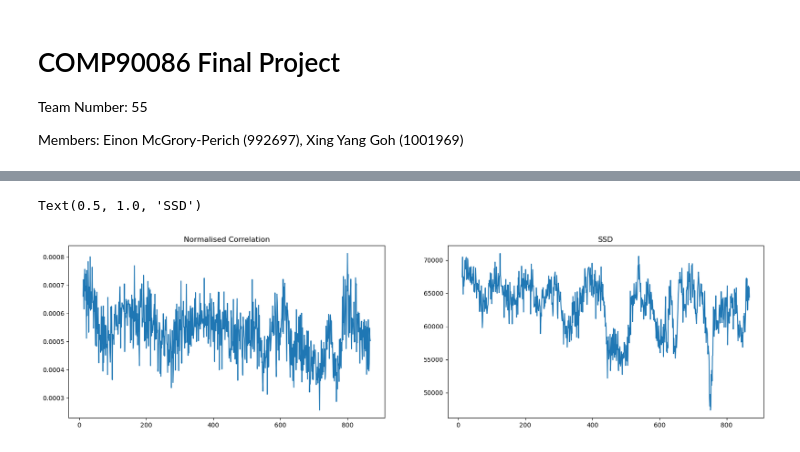
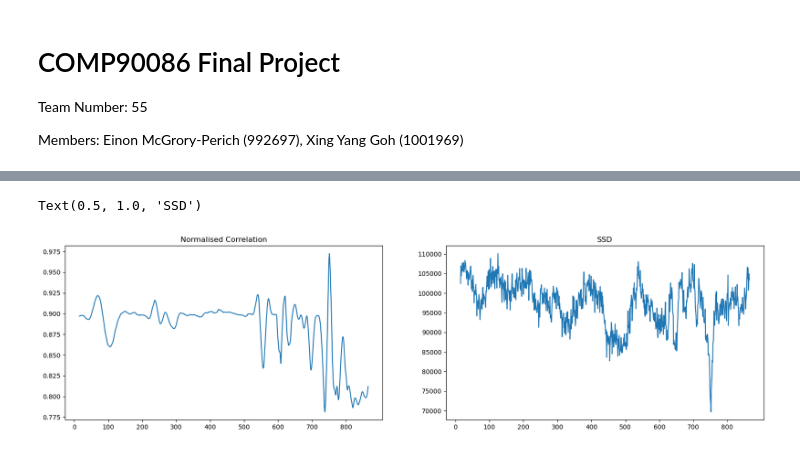
Before and after one commit to Neva-Y/Disparity-Image, a Jupyter notebook: Final-Project.ipynb, the cells around one changed output, grey strips where cells are left out. Cells and saved outputs as stored; diff of their text form; code cells hidden in the pictures.

```diff
--- a/Final-Project.ipynb
+++ b/Final-Project.ipynb
@@ -151,40 +144,62 @@ def norm_correlation(img_l, img_r, centre_l, centre_r, boundary_size):
 
     min_r_y = centre_r[0] - boundary_size
     max_r_y = centre_r[0] + boundary_size
 
+    patch_l = np.int32(img_l[min_l_y:max_l_y, min_l_x:max_l_x].flatten())
+    patch_r = np.int32(img_r[min_r_y:max_r_y, min_r_x:max_r_x].flatten())
+
+    norm_corr = np.sum(patch_l*patch_r)/(np.linalg.norm(patch_l)*np.linalg.norm(patch_r))
+
+    return norm_corr
+
+def smoothing_disp(img_l_grey, img_r_grey, centre_l, centre_r, step_size):
+    # Column
+    min_l_x = centre_l[1] - step_size
+    max_l_x = centre_l[1] + step_size
+
+    min_r_x = centre_r[1] - step_size
+    max_r_x = centre_r[1] + step_size
+    # Row
+    min_l_y = centre_l[0] - step_size
+    max_l_y = centre_l[0] + step_size
+
+    min_r_y = centre_r[0] - step_size
+    max_r_y = centre_r[0] + step_size
+
     patch_l = img_l[min_l_y:max_l_y,min_l_x:max_l_x]
     patch_r = img_r[min_r_y:max_r_y,min_r_x:max_r_x]
 
-    sum = 0
-    for i in range(len(patch_l)):
-        sum += np.dot(patch_l[i], patch_r[i])
+    error = np.sum(abs(patch_l - patch_r))
 
-    norm_corr = sum/(np.linalg.norm(patch_l, 'fro')*np.linalg.norm(patch_r, 'fro'))
-    return norm_corr
+    return error
 
-boundary_size = 16
+
+
+boundary_size = 15
 row = 360
 left_image = [row,860]
 SSD = []
 corr = []
 pixel_loc = []
 for i in range(boundary_size, len(img_l_grey[0])-boundary_size, 1):
     pixel_loc.append(i)
     corr.append(norm_correlation(img_l_grey, img_r_grey, left_image, [row,i], boundary_size))
     SSD.append(sum_squared_differences(img_l_grey, img_r_grey, left_image, [row,i], boundary_size))
 
 
 plt.subplots(1,2, figsize=(20,5))
 plt.subplot(1,2,1)
 plt.plot(pixel_loc, corr)
+plt.xticks(np.arange(0, max(pixel_loc), 100))
 plt.title('Normalised Correlation')
 
 plt.subplot(1,2,2)
 plt.plot(pixel_loc, SSD)
+plt.xticks(np.arange(0, max(pixel_loc), 100))
 plt.title('SSD')
 # %% [output]
 Text(0.5, 1.0, 'SSD')
-[figure, old version]
+[figure, new version]
 # %%
 # Plot disparity image
 h,w = img_l_grey.shape
```
Also changed, not shown: parts of 5 cells of this notebook, 2 other files.
